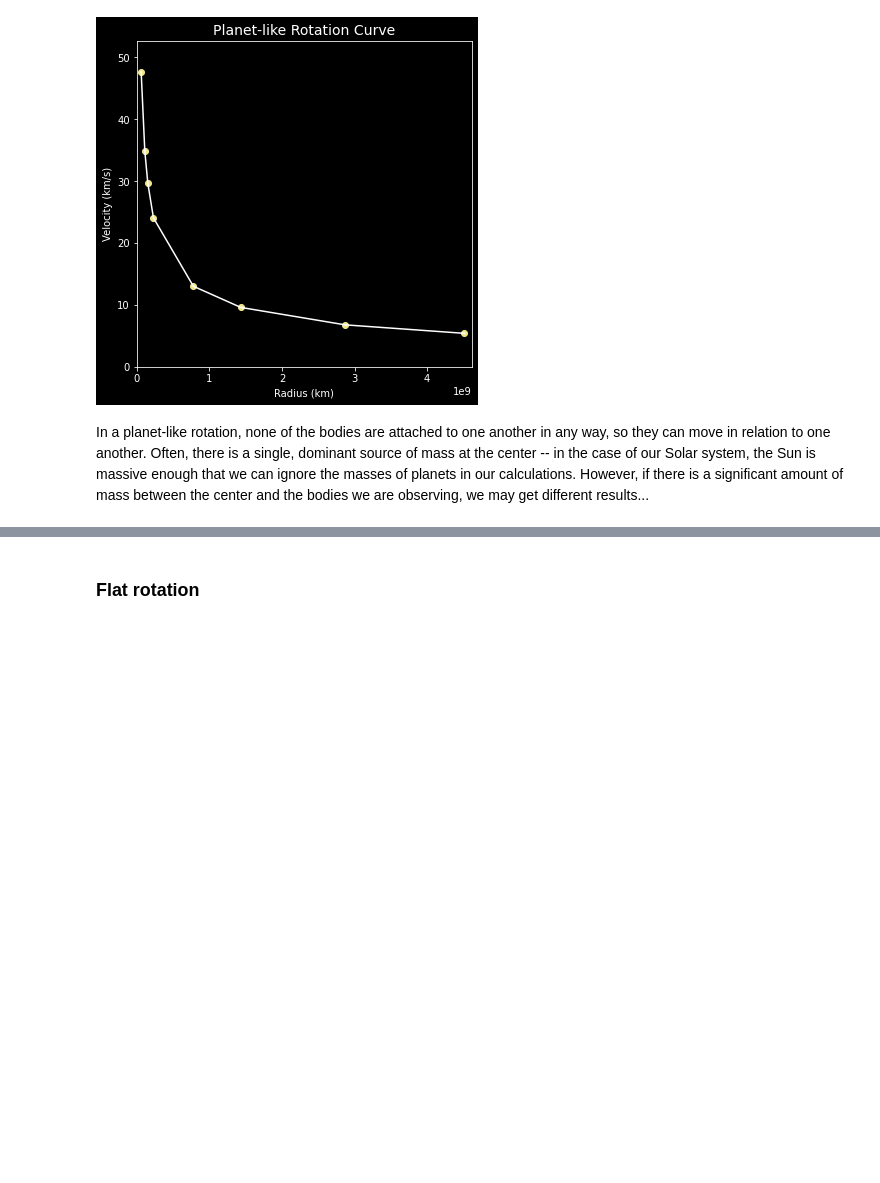
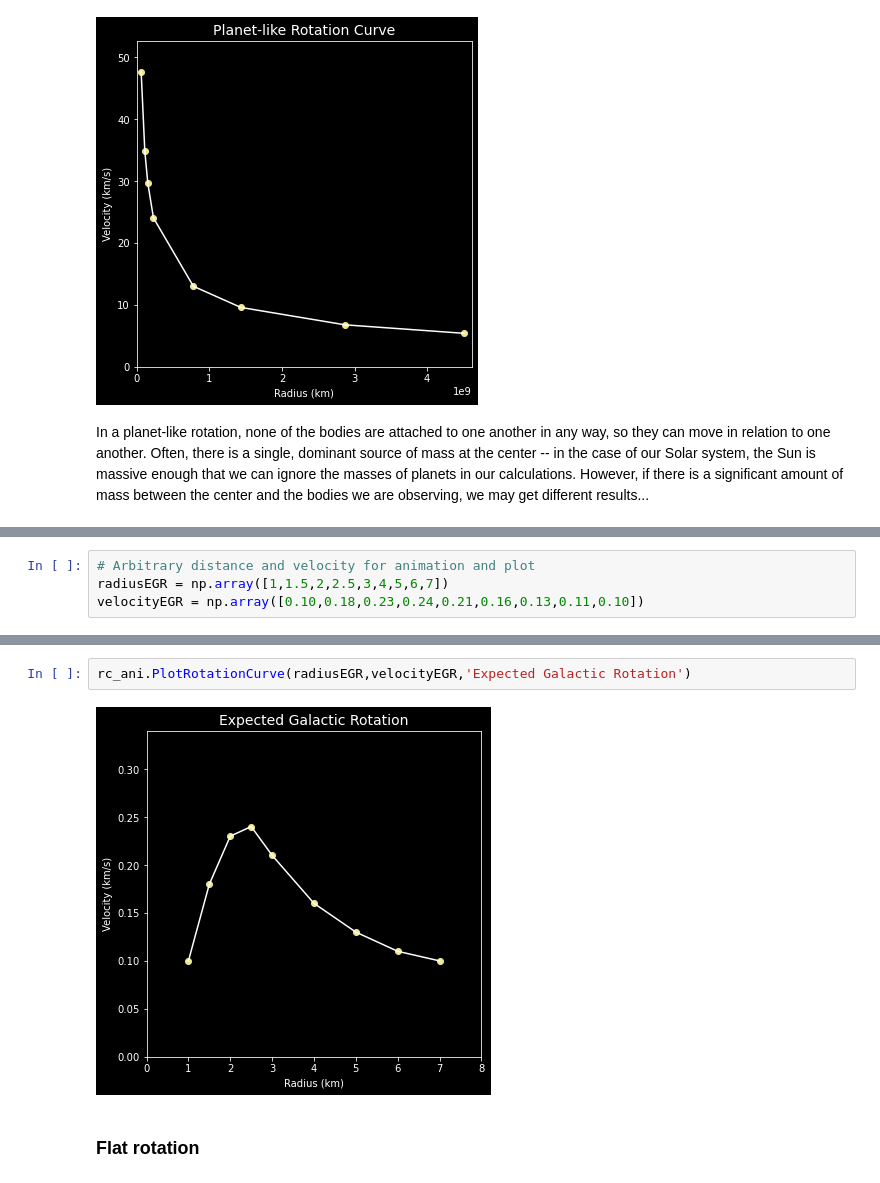
Before and after one commit to villano-lab/galactic-spin-W1, a Jupyter notebook: binder/01_DM_Rotation_Curve_Intro.ipynb, the cells around one changed output, grey strips where cells are left out. Saved outputs shown, nothing was run; the diff lists cells and outputs as text; blank space fills up the shorter version.

Commit message:
[JB] added a section of expected galactic rotation after discussing with Anthony

```diff
--- a/binder/01_DM_Rotation_Curve_Intro.ipynb
+++ b/binder/01_DM_Rotation_Curve_Intro.ipynb
@@ -138,0 +143,4 @@ In a planet-like rotation, none of the bodies are attached to one another in any
+# %%
+# Arbitrary distance and velocity for animation and plot
+radiusEGR = np.array([1,1.5,2,2.5,3,4,5,6,7])
+velocityEGR = np.array([0.10,0.18,0.23,0.24,0.21,0.16,0.13,0.11,0.10])
@@ -139,3 +158,7 @@ In a planet-like rotation, none of the bodies are attached to one another in any
+# %%
+rc_ani.PlotRotationCurve(radiusEGR,velocityEGR,'Expected Galactic Rotation')
+# %% [output]
+[figure, added]
 # %% [markdown]
 ### Flat rotation
 # %% [markdown]
```
Also changed, not shown: parts of 3 cells of this notebook, 1 other file.
